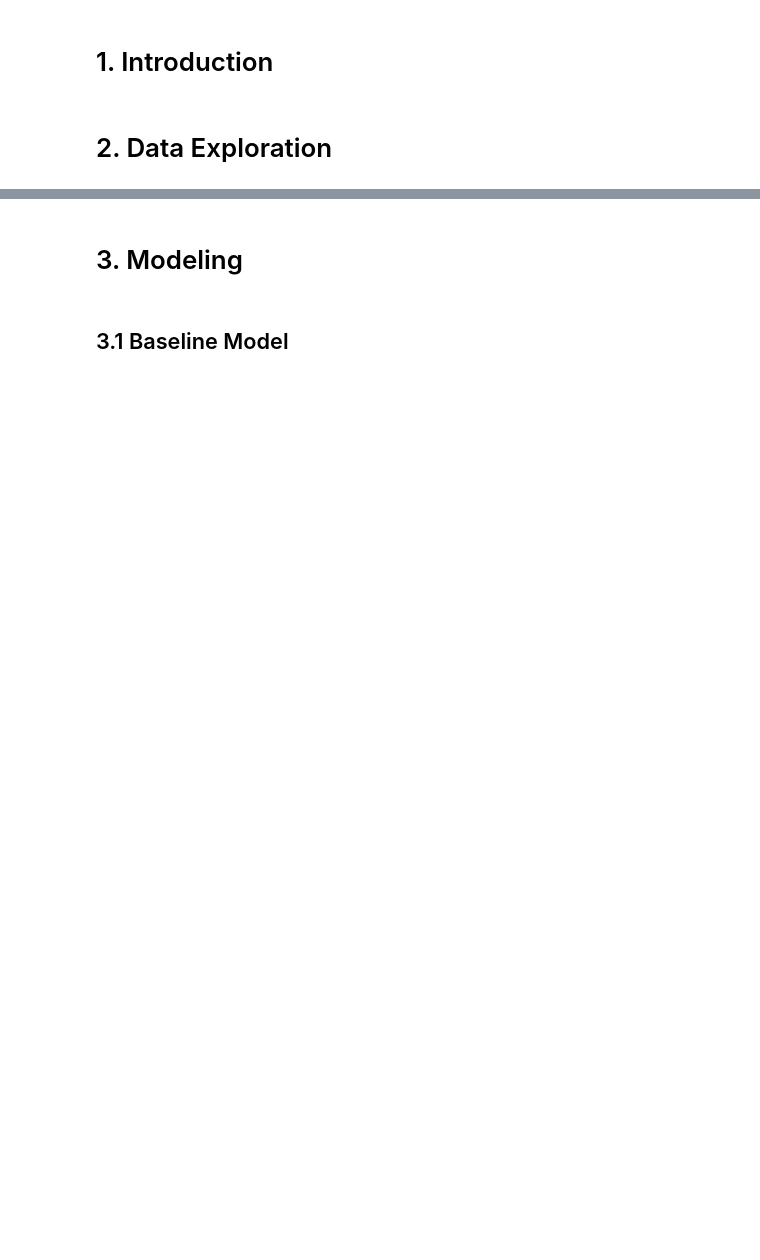
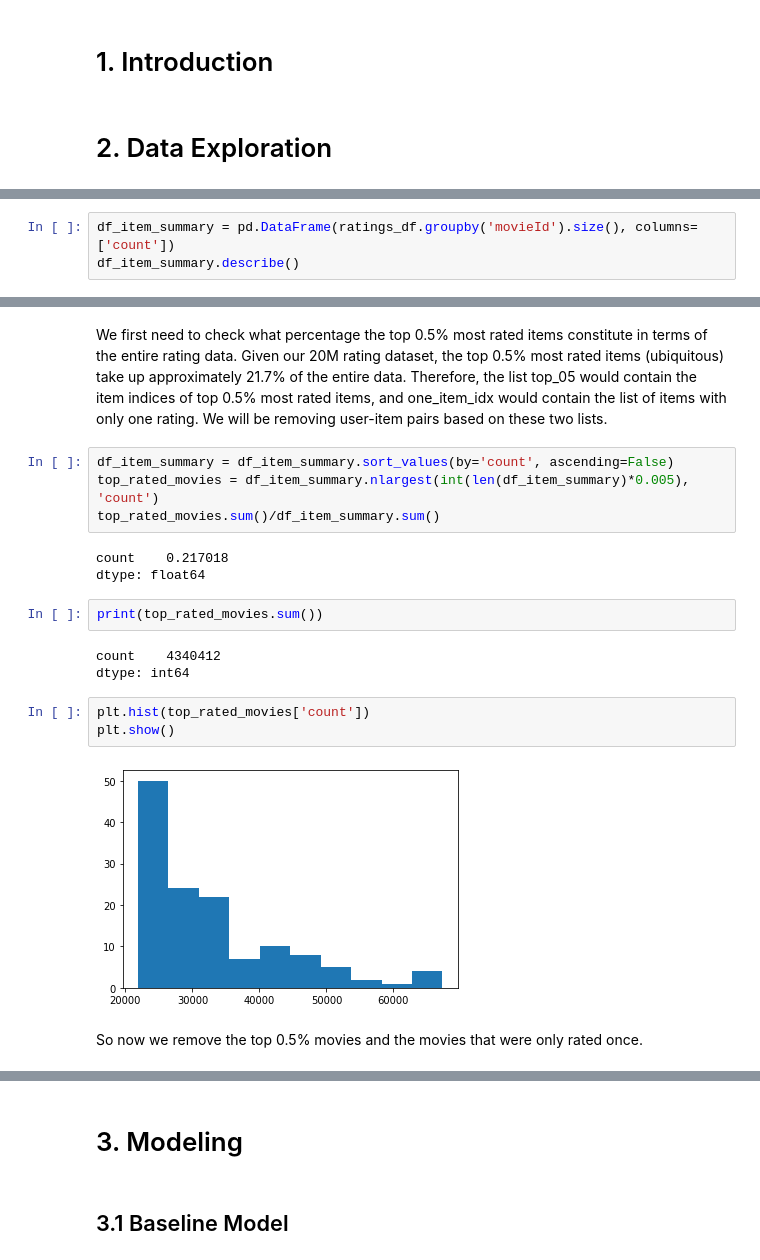
Before and after one commit to thisismeg/personalization-project1, a Jupyter notebook: personalization_project1_combined.ipynb, the cells around one changed output, grey strips where cells are left out. Drawn from its saved outputs; the diff is of its cells as text; blank space fills up the shorter version.

```diff
--- a/personalization_project1_combined.ipynb
+++ b/personalization_project1_combined.ipynb
@@ -55,0 +109,3 @@ Sampling: remove most popular movies and least popular movies.
+# %%
+df_item_summary = pd.DataFrame(ratings_df.groupby('movieId').size(), columns=['count'])
+df_item_summary.describe()
@@ -55,0 +122,21 @@ Sampling: remove most popular movies and least popular movies.
+# %% [markdown]
+We first need to check what percentage the top 0.5% most rated items constitute in terms of the entire rating data. Given our 20M rating dataset, the top 0.5% most rated items (ubiquitous) take up approximately 21.7% of the entire data. Therefore, the list top_05 would contain the item indices of top 0.5% most rated items, and one_item_idx would contain the list of items with only one rating. We will be removing user-item pairs based on these two lists.
+# %%
+df_item_summary = df_item_summary.sort_values(by='count', ascending=False)
+top_rated_movies = df_item_summary.nlargest(int(len(df_item_summary)*0.005), 'count')
+top_rated_movies.sum()/df_item_summary.sum()
+# %% [output]
+count    0.217018
+dtype: float64
+# %%
+print(top_rated_movies.sum())
+# %% [output]
+count    4340412
+dtype: int64
+# %%
+plt.hist(top_rated_movies['count'])
+plt.show()
+# %% [output]
+[figure, added]
+# %% [markdown]
+So now we remove the top 0.5% movies and the movies that were only rated once.
```
Also changed, not shown: parts of 57 cells of this notebook.
